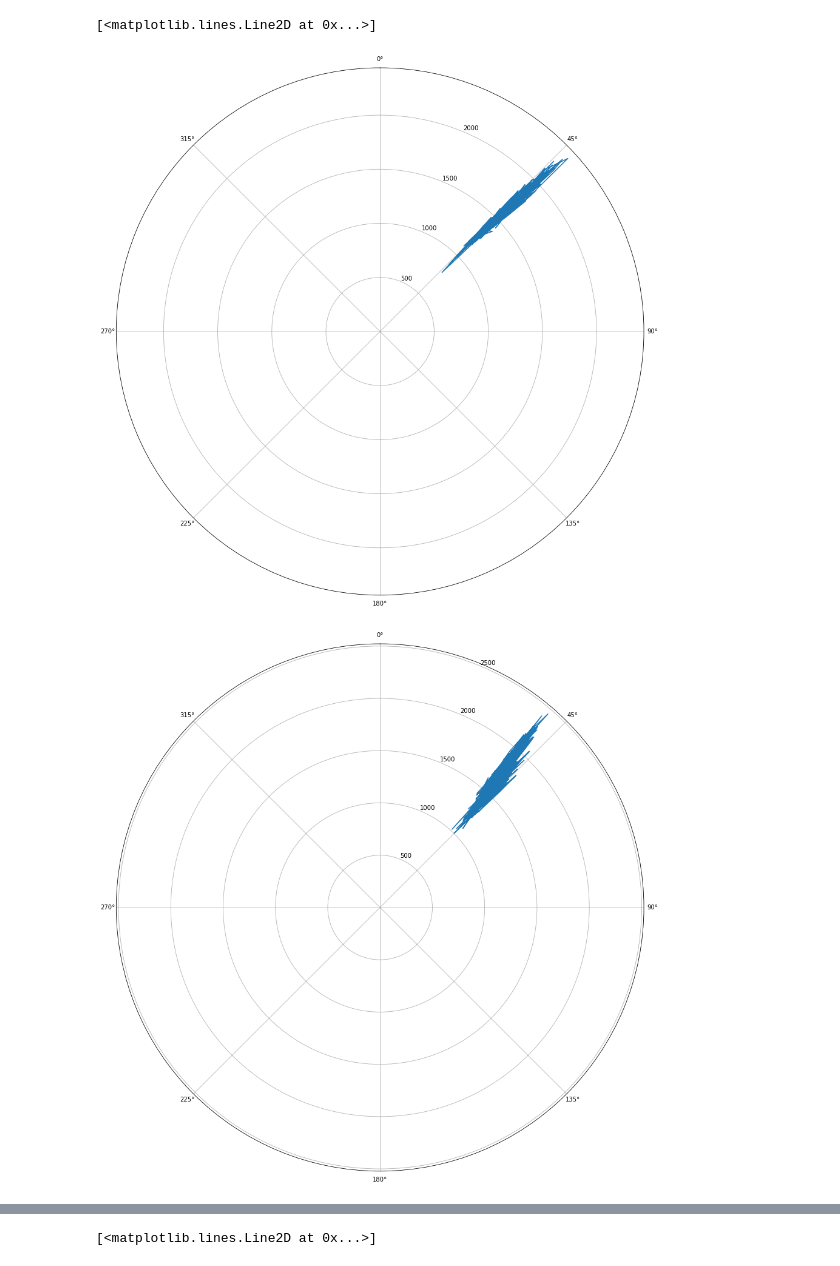
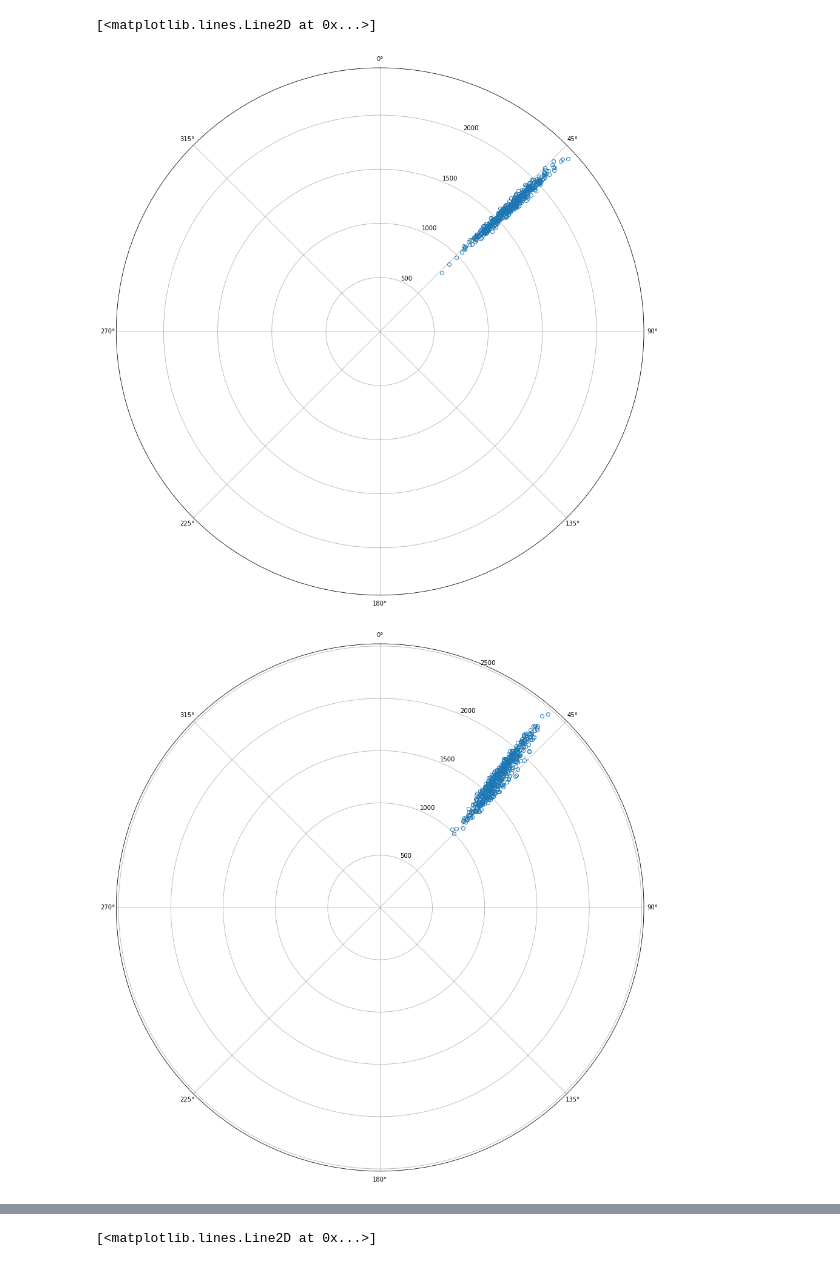
Before and after one commit to aliudvidere/EDP, a Jupyter notebook: EDP/Final project.ipynb, the cells around one changed output, grey strips where cells are left out. Cells and saved outputs as stored; diff of their text form; code cells hidden in the pictures.

```diff
--- a/EDP/Final project.ipynb
+++ b/EDP/Final project.ipynb
@@ -71,28 +72,28 @@ data[2][:, 1] = data_temp[:, 5]
 # %%
 fig = plt.figure(figsize=(16, 16))
 ax = fig.add_subplot(111, projection='polar')
 ax.set_theta_zero_location("N")
 ax.set_theta_direction(-1)
 
-plt.plot(data[0][:, 1], data[0][:, 0])
+plt.plot(data[0][:, 1], data[0][:, 0], 'o', mfc='none')
 
 fig = plt.figure(figsize=(16, 16))
 ax = fig.add_subplot(111, projection='polar')
 ax.set_theta_zero_location("N")
 ax.set_theta_direction(-1)
 
-plt.plot(data[1][:, 1], data[1][:, 0])
+plt.plot(data[1][:, 1], data[1][:, 0], 'o', mfc='none')
 
 fig = plt.figure(figsize=(16, 16))
 ax = fig.add_subplot(111, projection='polar')
 ax.set_theta_zero_location("N")
 ax.set_theta_direction(-1)
 
-plt.polar(data[2][:, 1], data[2][:, 0])
+plt.polar(data[2][:, 1], data[2][:, 0], 'o', mfc='none')
 # %% [output]
 [<matplotlib.lines.Line2D at 0x...>]
-[figure, old version]
+[figure, new version]
-[figure, old version]
+[figure, new version]
 [figure]
 # %%
 T = 1
```
Also changed, not shown: parts of 12 cells of this notebook.
